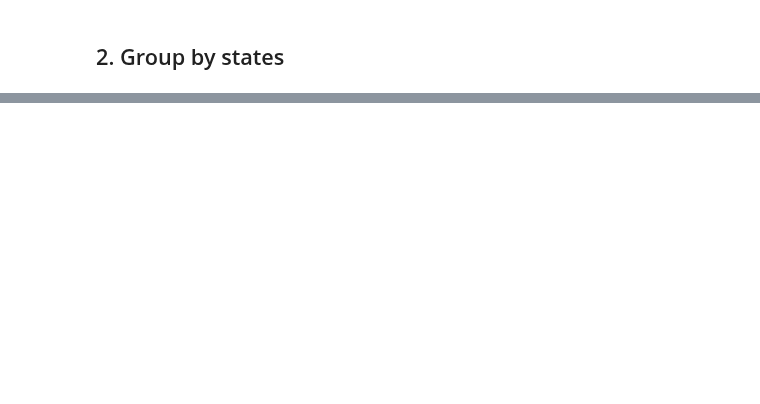
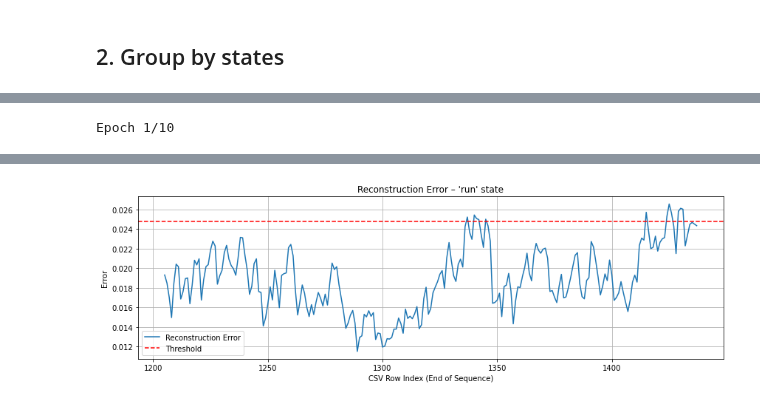
Before and after one commit to advancedbmt/anomaly-detection, a Jupyter notebook: test_cases/staging_lstm_autoencoder.ipynb, the cells around one changed output, grey strips where cells are left out. Cells and saved outputs as stored; diff of their text form; code cells hidden in the pictures; blank space fills up the shorter version.

```diff
--- a/test_cases/staging_lstm_autoencoder.ipynb
+++ b/test_cases/staging_lstm_autoencoder.ipynb
@@ -196,0 +134,47 @@ Raw CSV timestamp at index 1205: 2025-04-07 20:05:00
+# %%
+# 📂 Step 4: Train and test LSTM Autoencoder on 'run' state
+
+# 1️⃣ Train/test split
+split = int(0.8 * len(X))
+X_train, X_test = X[:split], X[split:]
+start_test = start_idx[split:]
+end_test = end_idx[split:]
+
+# 2️⃣ Build LSTM autoencoder model
+model = Sequential([
+    LSTM(64, activation='relu', input_shape=(X.shape[1], X.shape[2]), return_sequences=False),
+    RepeatVector(X.shape[1]),
+    LSTM(64, activation='relu', return_sequences=True),
+    TimeDistributed(Dense(X.shape[2]))
+])
+model.compile(optimizer=Adam(1e-3), loss='mse')
+
+# 3️⃣ Train the model
+model.fit(X_train, X_train, epochs=10, batch_size=32, verbose=1)
+
+# 4️⃣ Predict and calculate reconstruction error
+X_pred = model.predict(X_test)
+errors = np.mean(np.abs(X_pred - X_test), axis=(1, 2))
+
+# 5️⃣ Threshold: 95th percentile
+threshold = np.percentile(errors, 95)
+print(f"\n📊 Reconstruction threshold (95th percentile): {threshold:.6f}")
+
+# 6️⃣ Print sample errors + matched timestamps
+print("\n📋 Sample predictions and their end_csv_index:")
+for i in range(5):
+    print(f"🔍 Row {i} | error={errors[i]:.6f} | end_csv_index={end_test[i]} | timestamp={df_raw.loc[end_test[i], 'timestamp']}")
+
+# 7️⃣ Plot
+plt.figure(figsize=(12, 4))
+plt.plot(end_test, errors, label='Reconstruction Error')
+plt.axhline(y=threshold, color='red', linestyle='--', label='Threshold')
+plt.title("Reconstruction Error – 'run' state")
+plt.xlabel("CSV Row Index (End of Sequence)")
+plt.ylabel("Error")
+plt.legend()
+plt.grid(True)
+plt.tight_layout()
+plt.show()
+# %% [output]
+Epoch 1/10
@@ -196,0 +198 @@ Raw CSV timestamp at index 1205: 2025-04-07 20:05:00
+[figure, added]
```
Also changed, not shown: parts of 8 cells of this notebook.
